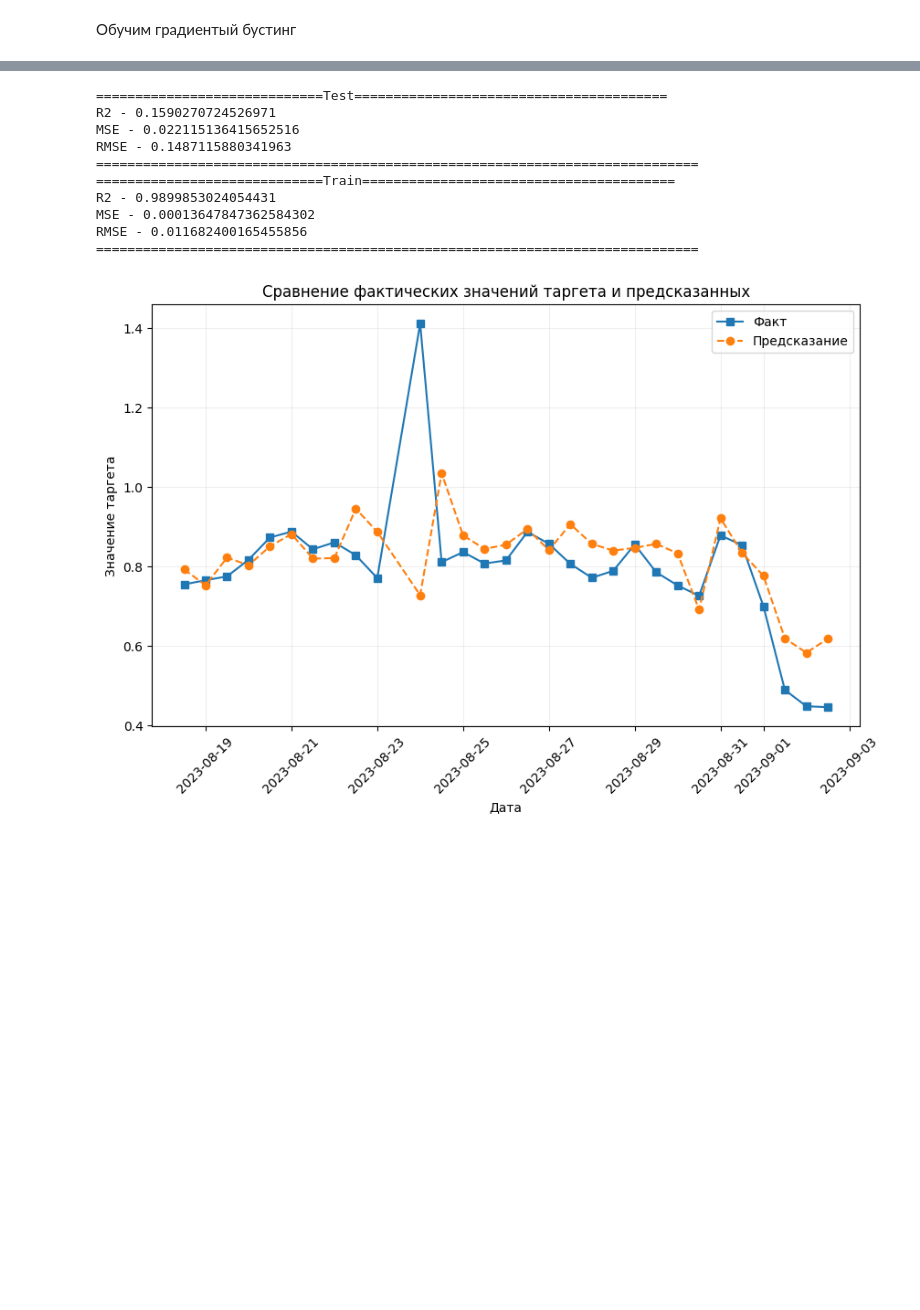
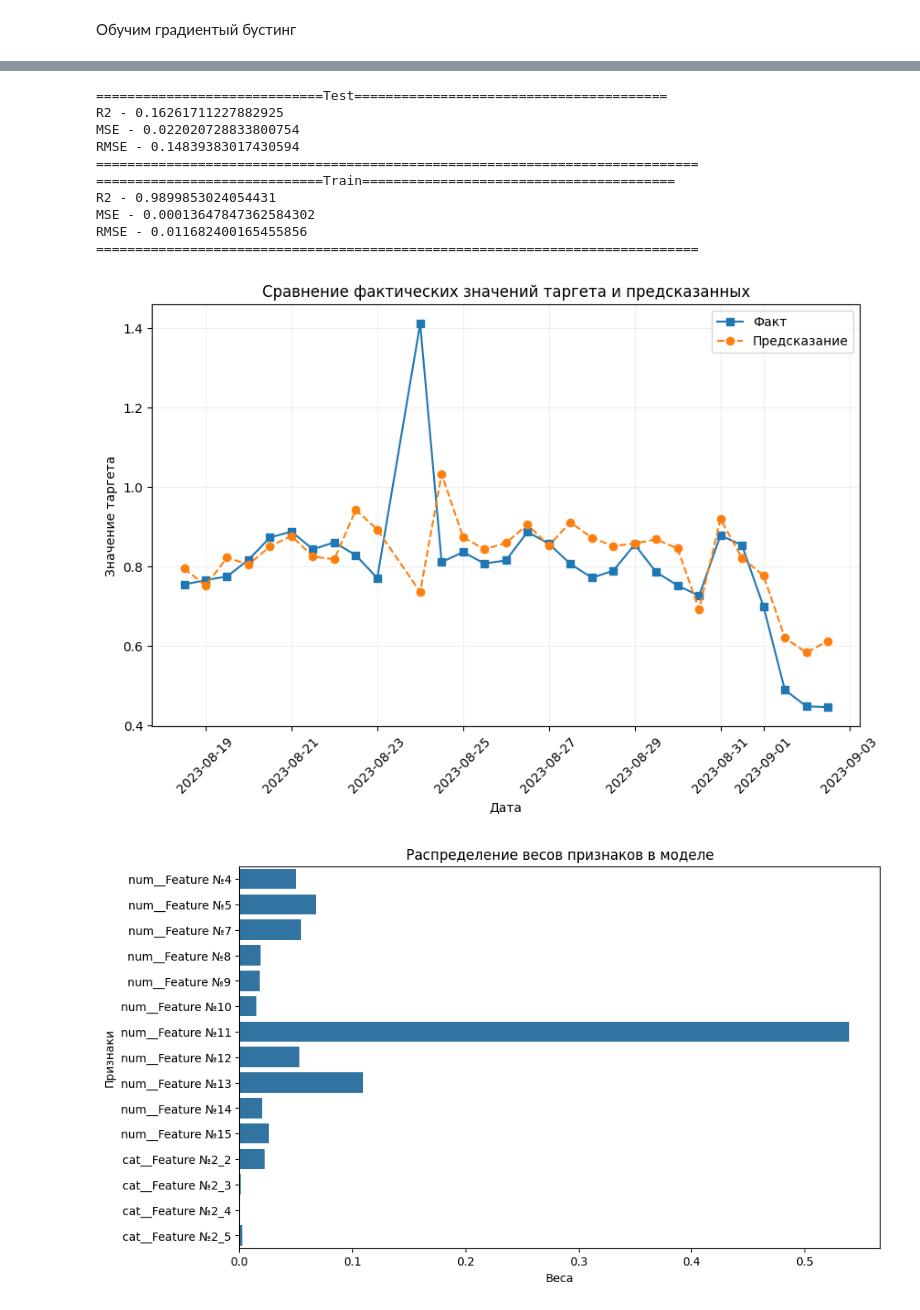
Before and after one commit to Poltava49/My_ML_practice, a Jupyter notebook: time_series/main.ipynb, the cells around one changed output, grey strips where cells are left out. Drawn from its saved outputs; the diff is of its cells as text; code cells hidden in the pictures; blank space fills up the shorter version.

```diff
--- a/time_series/main.ipynb
+++ b/time_series/main.ipynb
@@ -549,7 +604,7 @@ check_model_prediction(test_data=X_test, y_test=y_test, y_pred=y_pred)
 # %%
 from sklearn.ensemble import GradientBoostingRegressor
 
-pipe_grad_boost = Pipeline([('preproc', preprocessor),
+pipe_grad_boost = Pipeline([('preprocessor', preprocessor),
                             ('model', GradientBoostingRegressor())])
 
 pipe_grad_boost.fit(X_train, y_train)
@@ -574,9 +629,9 @@ show_all_regressor_metrics(y_pred=y_pred, y_test=y_test, title='Test')
 show_all_regressor_metrics(y_pred=y_pred_train, y_test=y_train, title='Train')
 # %% [output]
 =============================Test========================================
-R2 - 0.1590270724526971
-MSE - 0.022115136415652516
-RMSE - 0.1487115880341963
+R2 - 0.16261711227882925
+MSE - 0.022020728833800754
+RMSE - 0.14839383017430594
 =============================================================================
 =============================Train========================================
 R2 - 0.9899853024054431
@@ -586,4 +641,8 @@ RMSE - 0.011682400165455856
 # %%
 check_model_prediction(test_data=X_test, y_test=y_test, y_pred=y_pred)
 # %% [output]
-[figure, old version]
+[figure, new version]
+# %%
+show_importance_feature_model(model=pipe_grad_boost, type_model='tree')
+# %% [output]
+[figure, added]
```
Also changed, not shown: parts of 28 cells of this notebook.
